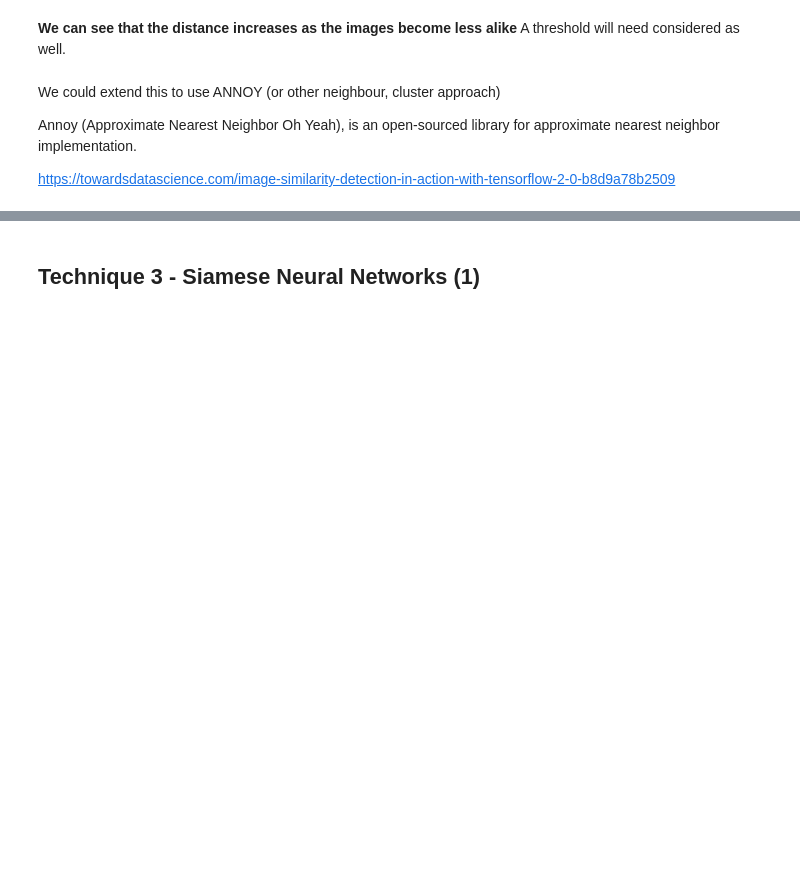
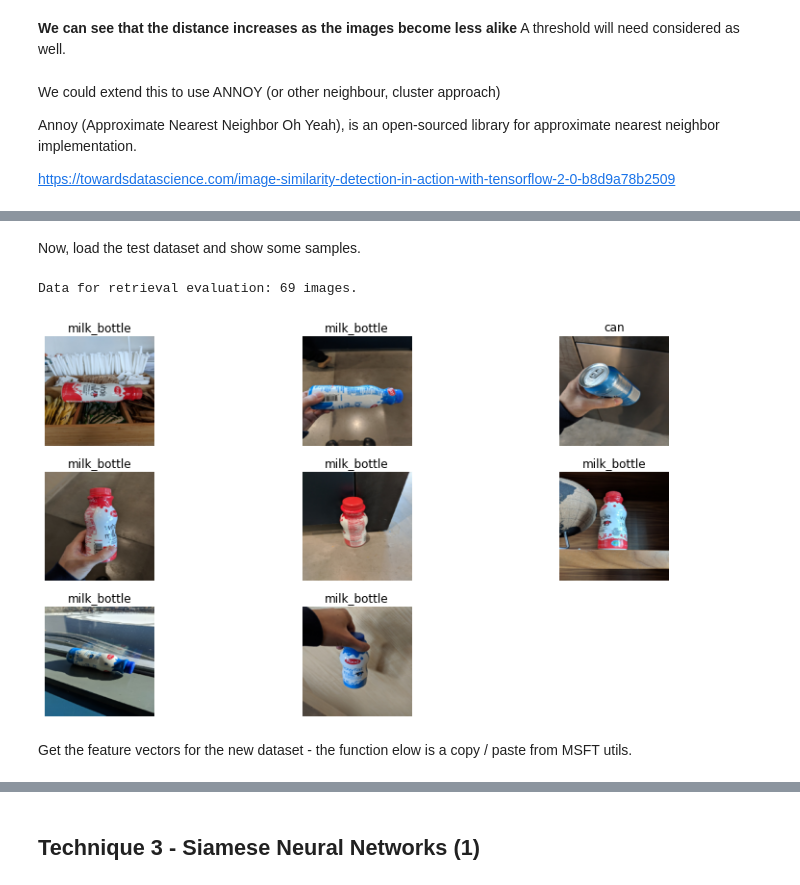
Before and after one commit to jordantoaster/machine-learning-blueprints, a Jupyter notebook: matching/images/image-matching.ipynb, the cells around one changed output, grey strips where cells are left out. Cells and saved outputs as stored; diff of their text form; code cells hidden in the pictures; blank space fills up the shorter version.

```diff
--- a/matching/images/image-matching.ipynb
+++ b/matching/images/image-matching.ipynb
@@ -141,0 +344,21 @@ https://towardsdatascience.com/image-similarity-detection-in-action-with-tensorf
+# %% [markdown]
+Now, load the test dataset and show some samples.
+# %%
+data_rank = (
+    ImageList.from_folder('../../data/images/fridgeObjectsImageRetrieval/test')
+    .split_none()
+    .label_from_folder()
+    .transform(size=IM_SIZE)
+    .databunch(bs=BATCH_SIZE)
+    .normalize(imagenet_stats)
+)
+
+print(f"Data for retrieval evaluation: {len(data_rank.train_ds.x)} images.")
+
+# Display example images
+data_rank.show_batch(rows=3, figsize=(12, 6))
+# %% [output]
+Data for retrieval evaluation: 69 images.
+[figure, added]
+# %% [markdown]
+Get the feature vectors for the new dataset - the function elow is a copy / paste from MSFT utils.
```
Also changed, not shown: parts of 31 cells of this notebook, 3 other files.
